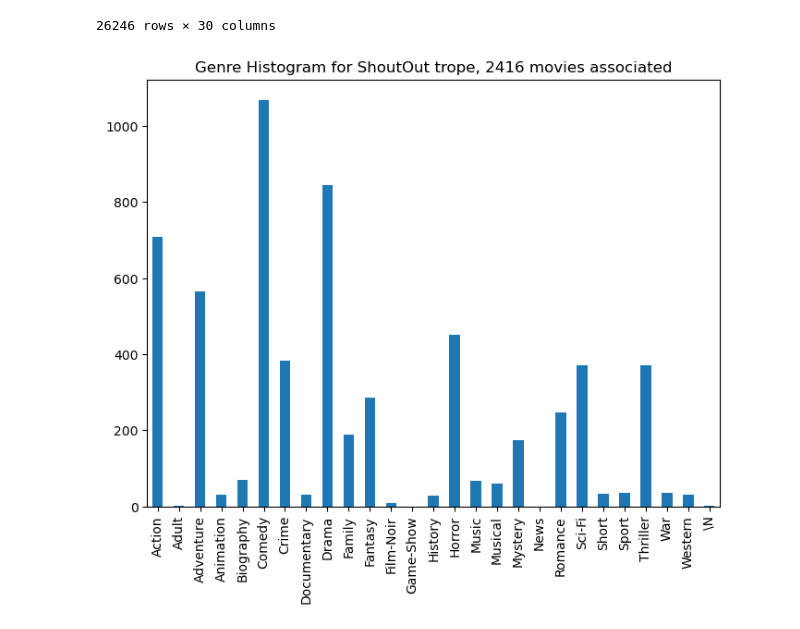
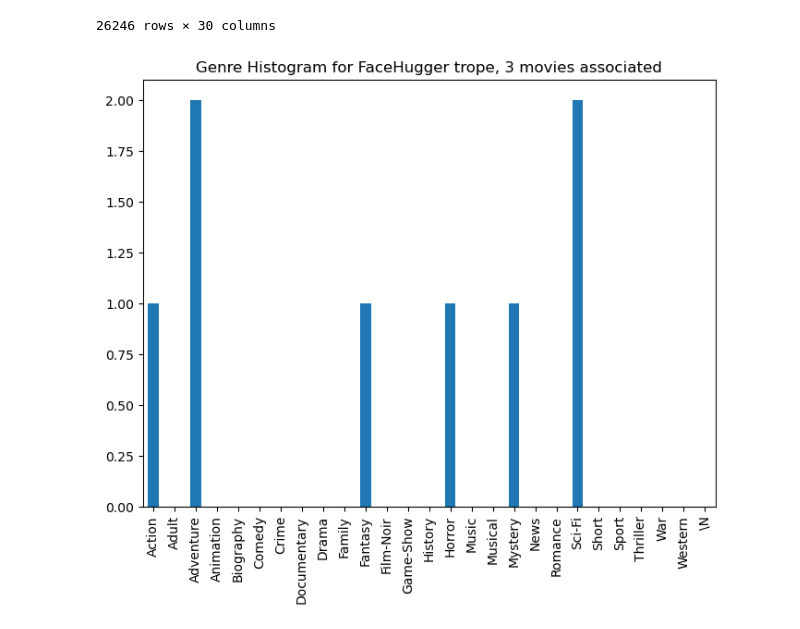
Before and after one commit to FWJK1/Pocs_Film_Project, a Jupyter notebook: Code/DataViz/trope_by_genre_histograms.ipynb, the cells around one changed output. Cells and saved outputs as stored; diff of their text form; code cells hidden in the pictures.

```diff
--- a/Code/DataViz/trope_by_genre_histograms.ipynb
+++ b/Code/DataViz/trope_by_genre_histograms.ipynb
@@ -58,33 +58,33 @@ genre_cols = genre_cols.tolist()
 def genre_trope_hist(data, trope, genres=genre_cols):
     """
     Makes and saves a genre histogram.
 
     To subselect just some genres, input a list to the genres parameter.
 
     Note that the trope parameter can function by name and by pseudo-ranked order.
 
     Pseudo-ranked means that if two tropes have the same number of movies associated with them then we just pick whichever pandas sorted we selected (ties are broken by pandas logic)
     """
 
     df = data.sort_values(by='Number_movies', ascending=False).copy()
-    # print(df.head())
     if isinstance(trope, str):
         trope_data = df[df['Trope'] == trope]
         rank = trope_data.index[0]
     elif isinstance(trope, int):
         rank = trope
         trope = df['Trope'].iloc[rank-1]
 
 
     plt.figure(figsize=(8, 6))
     trope_row = df.loc[rank]
     trope_row[genres].plot(kind='bar')
     num_movies = trope_row['Number_movies']
 
+    plt.xticks(rotation=90)
     plt.title(f"Genre Histogram for {trope} trope, {num_movies} movies associated")
     plt.savefig(f"{root}/Figures/Genre Histograms/Just_Counts/GenreHistogramFor_{trope}_.png")
     plt.show()
 
-genre_trope_hist(df_genres, "ShoutOut")
+genre_trope_hist(df_genres, "FaceHugger")
 # %% [output]
-[figure, old version]
+[figure, new version]
```
Also changed, not shown: 11 other files.
